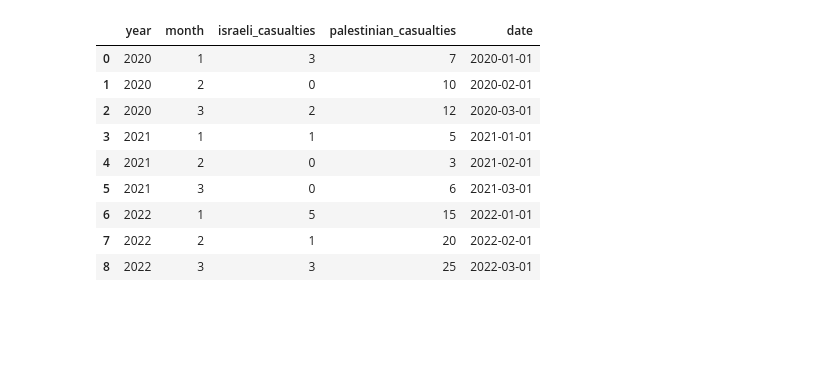
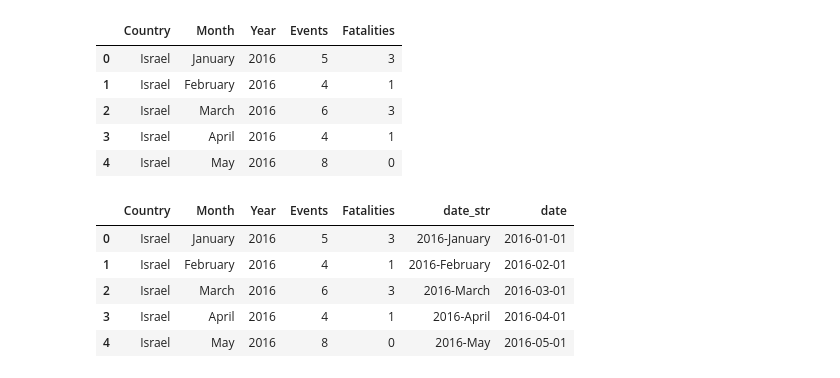
Before and after one commit to zvelegrakis/projects, a Jupyter notebook: projects/000_p1/notebooks/exploration.ipynb, the cells around one changed output. Saved outputs shown, nothing was run; the diff lists cells and outputs as text; code cells hidden in the pictures; blank space fills up the shorter version.

```diff
--- a/projects/000_p1/notebooks/exploration.ipynb
+++ b/projects/000_p1/notebooks/exploration.ipynb
@@ -25,14 +1,29 @@ df
-# %%
-df["date"] = pd.to_datetime(df["year"].astype(str) + "-" + df["month"].astype(str) + "-01")
-df
-# %% [output]
-|  | year | month | israeli_casualties | palestinian_casualties | date |
-| 0 | 2020 | 1 | 3 | 7 | 2020-01-01 |
-| 1 | 2020 | 2 | 0 | 10 | 2020-02-01 |
-| 2 | 2020 | 3 | 2 | 12 | 2020-03-01 |
-| 3 | 2021 | 1 | 1 | 5 | 2021-01-01 |
-| 4 | 2021 | 2 | 0 | 3 | 2021-02-01 |
-| 5 | 2021 | 3 | 0 | 6 | 2021-03-01 |
-| 6 | 2022 | 1 | 5 | 15 | 2022-01-01 |
-| 7 | 2022 | 2 | 1 | 20 | 2022-02-01 |
-| 8 | 2022 | 3 | 3 | 25 | 2022-03-01 |
+# %%
+import pandas as pd
+
+df = pd.read_csv("../data/israel_political_violence.csv")
+df.head()
+# %% [output]
+|  | Country | Month | Year | Events | Fatalities |
+| 0 | Israel | January | 2016 | 5 | 3 |
+| 1 | Israel | February | 2016 | 4 | 1 |
+| 2 | Israel | March | 2016 | 6 | 3 |
+| 3 | Israel | April | 2016 | 4 | 1 |
+| 4 | Israel | May | 2016 | 8 | 0 |
+# %%
+import pandas as pd
+
+# create a full date string like "2016-January"
+df["date_str"] = df["Year"].astype(str) + "-" + df["Month"].astype(str)
+
+# convert to datetime (pandas will auto-parse month names)
+df["date"] = pd.to_datetime(df["date_str"])
+
+df.head()
+# %% [output]
+|  | Country | Month | Year | Events | Fatalities | date_str | date |
+| 0 | Israel | January | 2016 | 5 | 3 | 2016-January | 2016-01-01 |
+| 1 | Israel | February | 2016 | 4 | 1 | 2016-February | 2016-02-01 |
+| 2 | Israel | March | 2016 | 6 | 3 | 2016-March | 2016-03-01 |
+| 3 | Israel | April | 2016 | 4 | 1 | 2016-April | 2016-04-01 |
+| 4 | Israel | May | 2016 | 8 | 0 | 2016-May | 2016-05-01 |
```
Also changed, not shown: parts of 7 cells of this notebook.
